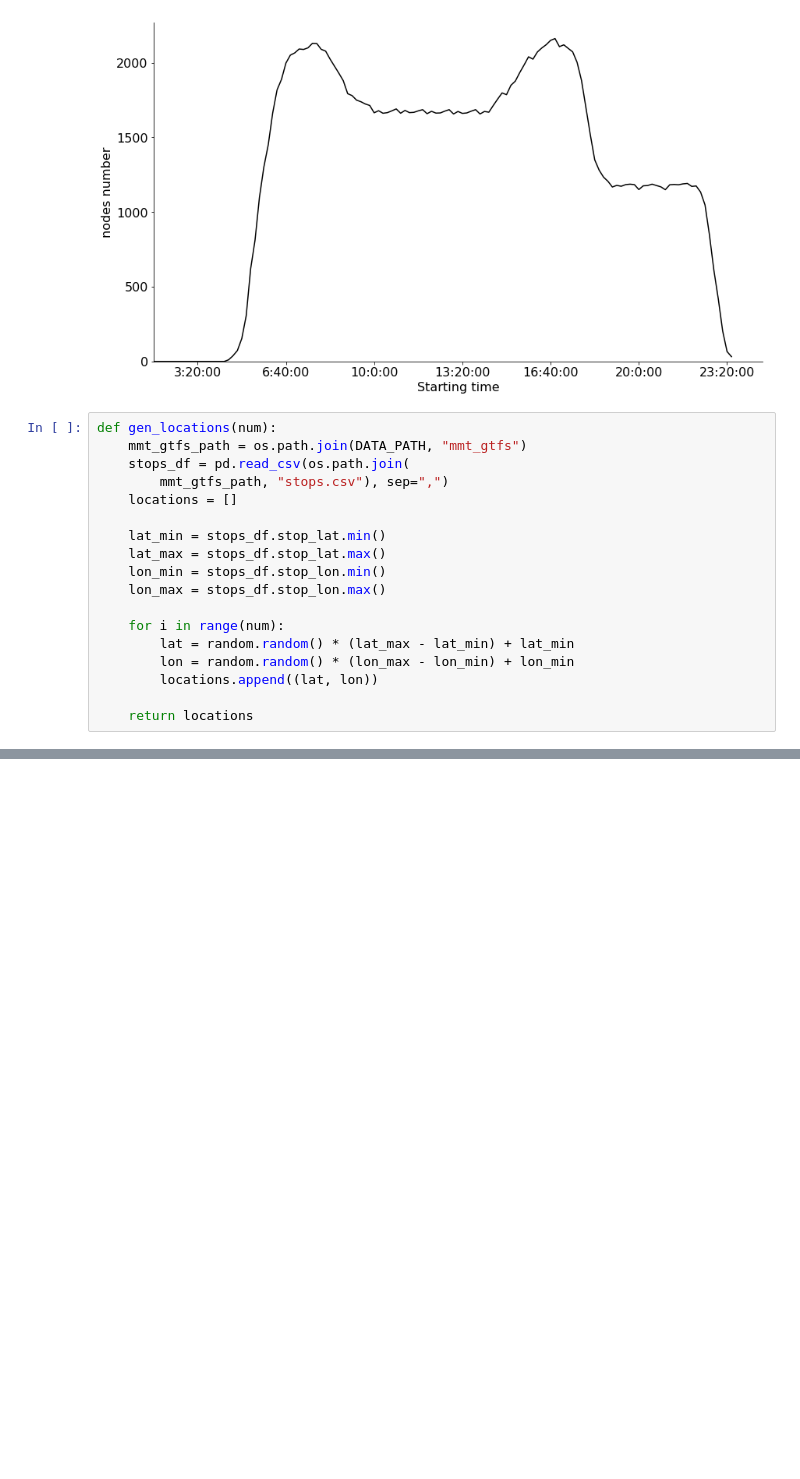
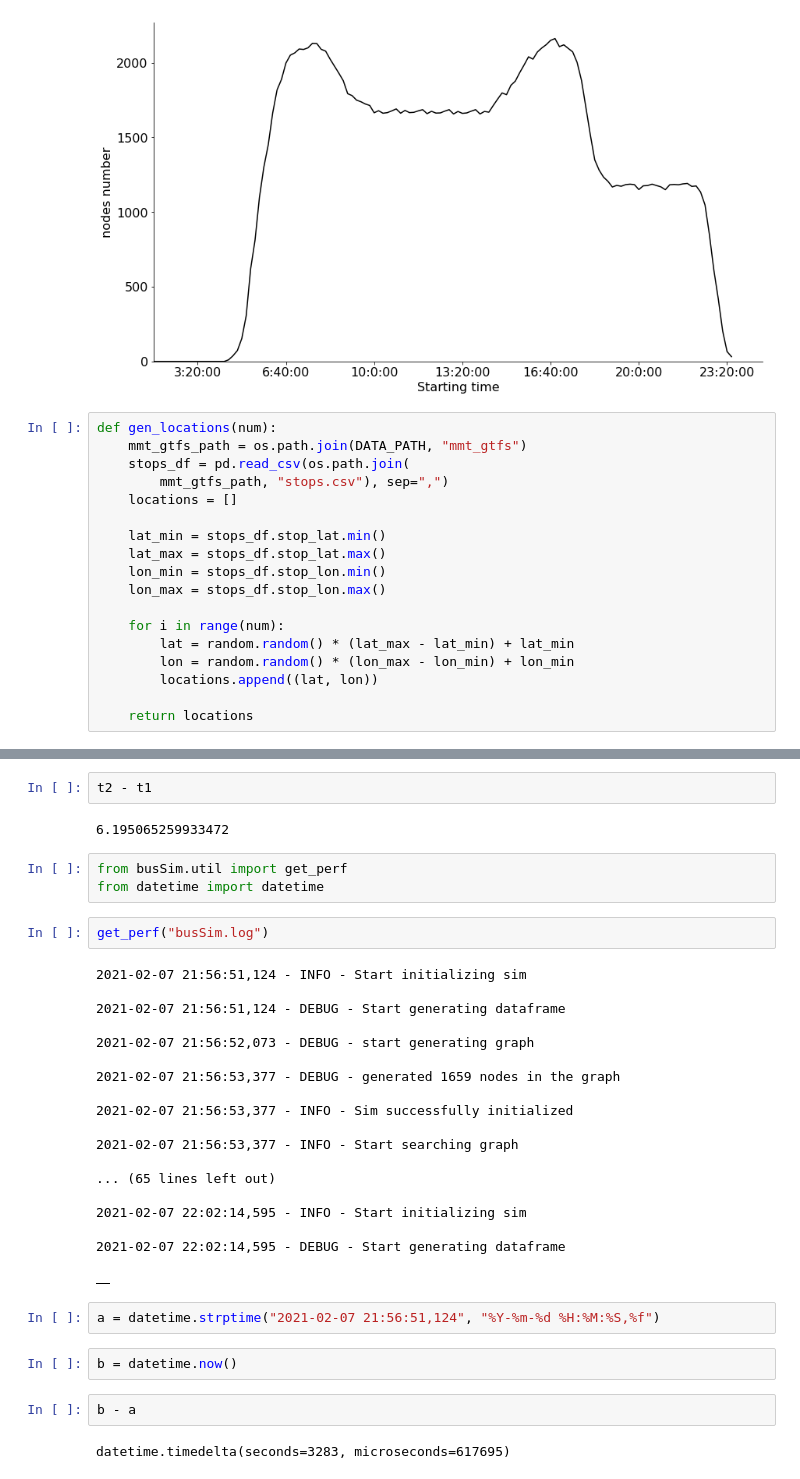
Before and after one commit to wisc-bus/simulator, a Jupyter notebook: perf.ipynb, the cells around one changed output, grey strips where cells are left out. Drawn from its saved outputs; the diff is of its cells as text; blank space fills up the shorter version.

```diff
--- a/perf.ipynb
+++ b/perf.ipynb
@@ -170,0 +134,36 @@ t2 = time.time()
+# %%
+t2 - t1
+# %% [output]
+6.195065259933472
+# %%
+from busSim.util import get_perf
+from datetime import datetime
+# %%
+get_perf("busSim.log")
+# %% [output]
+2021-02-07 21:56:51,124 - INFO - Start initializing sim
+
+2021-02-07 21:56:51,124 - DEBUG - Start generating dataframe
+
+2021-02-07 21:56:52,073 - DEBUG - start generating graph
+
+2021-02-07 21:56:53,377 - DEBUG - generated 1659 nodes in the graph
+
+2021-02-07 21:56:53,377 - INFO - Sim successfully initialized
+
+2021-02-07 21:56:53,377 - INFO - Start searching graph
+
+... (65 lines left out)
+
+2021-02-07 22:02:14,595 - INFO - Start initializing sim
+
+2021-02-07 22:02:14,595 - DEBUG - Start generating dataframe
+|  |
+# %%
+a = datetime.strptime("2021-02-07 21:56:51,124", "%Y-%m-%d %H:%M:%S,%f")
+# %%
+b = datetime.now()
+# %%
+b - a
+# %% [output]
+datetime.timedelta(seconds=3283, microseconds=617695)
```
Also changed, not shown: parts of 6 cells of this notebook, 1 other file.
